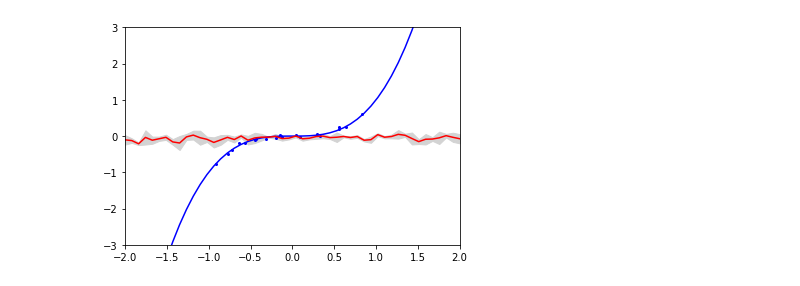
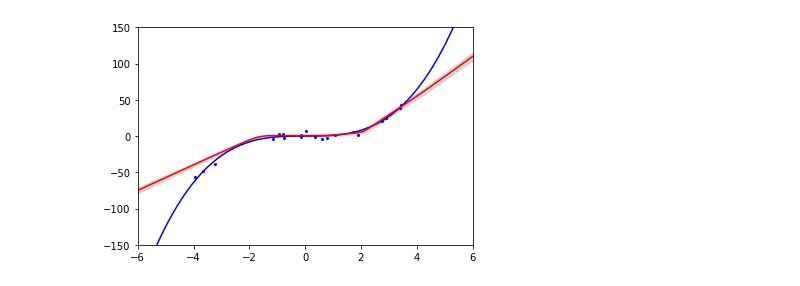
Before and after one commit to Feuermagier/VariationalBayesianDL, a Jupyter notebook: ToyRegression.ipynb, the cells around one changed output. Saved outputs shown, nothing was run; the diff lists cells and outputs as text; code cells hidden in the pictures.

```diff
--- a/ToyRegression.ipynb
+++ b/ToyRegression.ipynb
@@ -9,8 +9,12 @@ from training import toy
 # %%
+from training import toy
+importlib.reload(toy)
+torch.manual_seed(42)
+
 batch_size = 1
 
-trainset = toy.CubicToyDataset(min=-4, max=4, sample_count=20, noise=3)
-trainloader = torch.utils.data.DataLoader(trainset, batch_size)
+trainset = toy.CubicToyDataset(min=-4, max=4, sample_count=20, noise=3, normalize=True)
+trainloader = torch.utils.data.DataLoader(trainset, batch_size, shuffle=True)
 
 device = torch.device("cpu")
 # %%
@@ -38,8 +47,10 @@ def plot(eval):
 # %%
 # Point estimator with L2 regularization
 
+torch.manual_seed(42)
+
 model = nn.Sequential(nn.Linear(1, 100), nn.ReLU(), nn.Linear(100, 1))
-optimizer = torch.optim.Adam(model.parameters(), lr=1e-3, weight_decay=0.001)
+optimizer = torch.optim.Adam(model.parameters(), lr=0.1, weight_decay=0.001)
 for epoch in range(40):
     for data, target in trainloader:
         optimizer.zero_grad()
@@ -62,13 +74,14 @@ Final loss 0.01589973457157612
 # SWAG trained with Adam and L2 regularization (lr is currently not adjusted for SWAG)
 
 from training import swag
-import importlib
 importlib.reload(swag)
 
+torch.manual_seed(42)
+
 model = nn.Sequential(nn.Linear(1, 100), nn.ReLU(), nn.Linear(100, 1))
-optimizer = torch.optim.Adam(model.parameters(), lr=1e-3, weight_decay=0.001) # Without weight_decay the covariance matrix is not positive definit???
-wrapper = swag.SWAGWrapper(model, 5, 10)
-for epoch in range(100):
+optimizer = torch.optim.Adam(model.parameters(), lr=0.1, weight_decay=0.001) # Without weight_decay the covariance matrix is not positive definit???
+wrapper = swag.SWAGWrapper(model, 1, 10)
+for epoch in range(40):
     for data, target in trainloader:
         optimizer.zero_grad()
         output = model(data)
@@ -141,18 +169,19 @@ Training model 4
 
 from training.util import GaussianMixture
 import training.bbb as bbb
-import importlib
 importlib.reload(bbb)
+
+torch.manual_seed(42)
 
 pi = 0.5 # 0.25, 0.5, 0.75
 sigma1 = np.exp(-1) # 0, 1, 2
 sigma2 = np.exp(-7) # 6, 7, 8
 prior = GaussianMixture(pi, sigma1, sigma2)
 
-model = nn.Sequential(bbb.BayesianLinearLayer(1, 100, prior, prior, device), nn.ReLU(), bbb.BayesianLinearLayer(100, 1, prior, prior, device))
+model = nn.Sequential(bbb.BayesianLinearLayer(1, 100, prior, prior, device, weight_draw="minibatch"), nn.ReLU(), bbb.BayesianLinearLayer(100, 1, prior, prior, device, weight_draw="minibatch"))
 
-optimizer = torch.optim.Adam(model.parameters(), lr=1e-3)
-for epoch in range(1000):
+optimizer = torch.optim.Adam(model.parameters(), lr=0.01)
+for epoch in range(100):
     for data, target in trainloader:
         optimizer.zero_grad()
         output = model(data)
@@ -167,13 +196,12 @@ for epoch in range(1000):
         print(f"Epoch {epoch}: loss {loss}")
 print(f"Final loss {loss}")
 
-
 def eval_bbb(input):
-    outputs = torch.zeros(10)
-    for i in range(len(outputs)):
-        outputs[i] = model(input)[0,0]
-    return torch.mean(outputs), torch.var(outputs)
-
+    samples = 10
+    outputs = torch.zeros((input.shape[0], samples))
+    for i in range(samples):
+        outputs[:,i] = torch.squeeze(model(input), -1)
+    return torch.mean(outputs, dim=1), torch.var(outputs, dim=1)
 
 plot(eval_bbb)
 # %% [output]
@@ -197 +220 @@ Final loss 22.97572135925293
-[figure, old version]
+[figure, new version]
```
Also changed, not shown: parts of 6 cells of this notebook, 3 other files.
